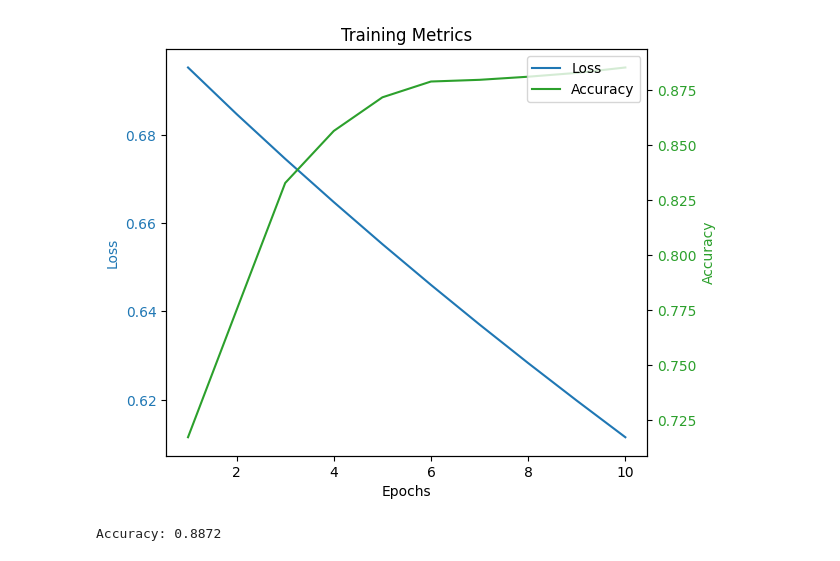
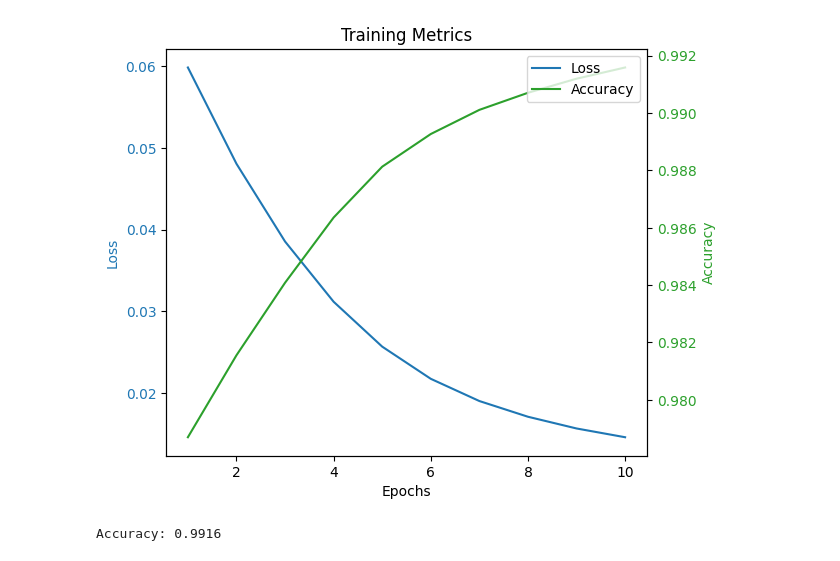
Before and after one commit to Mahdi-s/election_research, a Jupyter notebook: ml_experiments/ml.ipynb, the cells around one changed output. Saved outputs shown, nothing was run; the diff lists cells and outputs as text; code cells hidden in the pictures.

```diff
--- a/ml_experiments/ml.ipynb
+++ b/ml_experiments/ml.ipynb
@@ -76,15 +84,20 @@ import numpy as np
 import pandas as pd
 
 # Load the dataset
-data = pd.read_csv('../simulation_results2.csv')
+data = pd.read_csv('../simulation_data.csv')
 
 # Features and target variable
-features = data[['votesA', 'votesB', 'area', 'perimeter', 'pp_compactness', 'eg', 'win_count_a', 'win_count_b', 'total_votes']]
-target = data['imp_flag']
+features = data[['votes_0', 'votes_1', 'area', 'perimeter', 'pp_compactness', 'eg', 'win_count_1', 'total_votes', 'state_votes_0', 'state_votes_1', 'P_0', 'P_1', 'p_0','p_1','pOverP_0','pOverP_1','n','L','K','proportion_0','left_side','right_side','delta','gamma']]
+target = data['win_count_0']
+
+# Normalize the target variable
+K = data['K'].max()  # Assuming K is the maximum number of districts
+target = target / K
 
 # Normalize the features
 scaler = StandardScaler()
 features = scaler.fit_transform(features)
+
 
 # Split the data into training and testing sets
 X_train, X_test, y_train, y_test = train_test_split(features, target, test_size=0.2, random_state=42)
@@ -95,25 +108,23 @@ X_test = torch.tensor(X_test, dtype=torch.float32)
 y_train = torch.tensor(y_train.values, dtype=torch.float32).unsqueeze(1)
 y_test = torch.tensor(y_test.values, dtype=torch.float32).unsqueeze(1)
 
-# Define the neural network
+# Modify the GerrymanderingNN class
 class GerrymanderingNN(nn.Module):
     def __init__(self):
         super(GerrymanderingNN, self).__init__()
-        self.layer1 = nn.Linear(9, 64)
+        self.layer1 = nn.Linear(24, 64)
         self.layer2 = nn.Linear(64, 32)
         self.layer3 = nn.Linear(32, 1)
         self.relu = nn.ReLU()
-        self.sigmoid = nn.Sigmoid()
 
     def forward(self, x):
         x = self.relu(self.layer1(x))
         x = self.relu(self.layer2(x))
-        x = self.sigmoid(self.layer3(x))
+        x = self.layer3(x)  # Remove sigmoid activation
         return x
-
 # Instantiate the model, define the loss function and the optimizer
 model = GerrymanderingNN()
-criterion = nn.BCELoss()
+criterion = nn.MSELoss()  # Use Mean Squared Error instead of Binary Cross-Entropy
 optimizer = optim.Adam(model.parameters(), lr=0.001)
 
 # Training loop
@@ -131,8 +142,7 @@ for epoch in range(num_epochs):
     # Calculate accuracy
     with torch.no_grad():
         y_pred = model(X_train)
-        y_pred_class = y_pred.round()
-        accuracy = (y_pred_class.eq(y_train).sum().float() / y_train.shape[0]).item()
+        accuracy = 1 - torch.mean(torch.abs(y_pred - y_train) / K).item()
 
     # Store metrics
     metrics['loss'].append(loss.item())
@@ -146,8 +156,7 @@ plot_metrics(metrics)
 model.eval()
 with torch.no_grad():
     y_pred = model(X_test)
-    y_pred_class = y_pred.round()
-    accuracy = (y_pred_class.eq(y_test).sum().float() / y_test.shape[0]).item()
+    accuracy = 1 - torch.mean(torch.abs(y_pred - y_test) / K).item()
     print(f'Accuracy: {accuracy:.4f}')
 
 # Save the model
@@ -157,5 +166,5 @@ Epoch [10/10], Loss: 0.6115, Accuracy: 0.8851
-[figure, old version]
+[figure, new version]
-Accuracy: 0.8872
+Accuracy: 0.9916
 # %%
 import matplotlib.pyplot as plt
 
```
Also changed, not shown: parts of 2 cells of this notebook, 2 other files.
